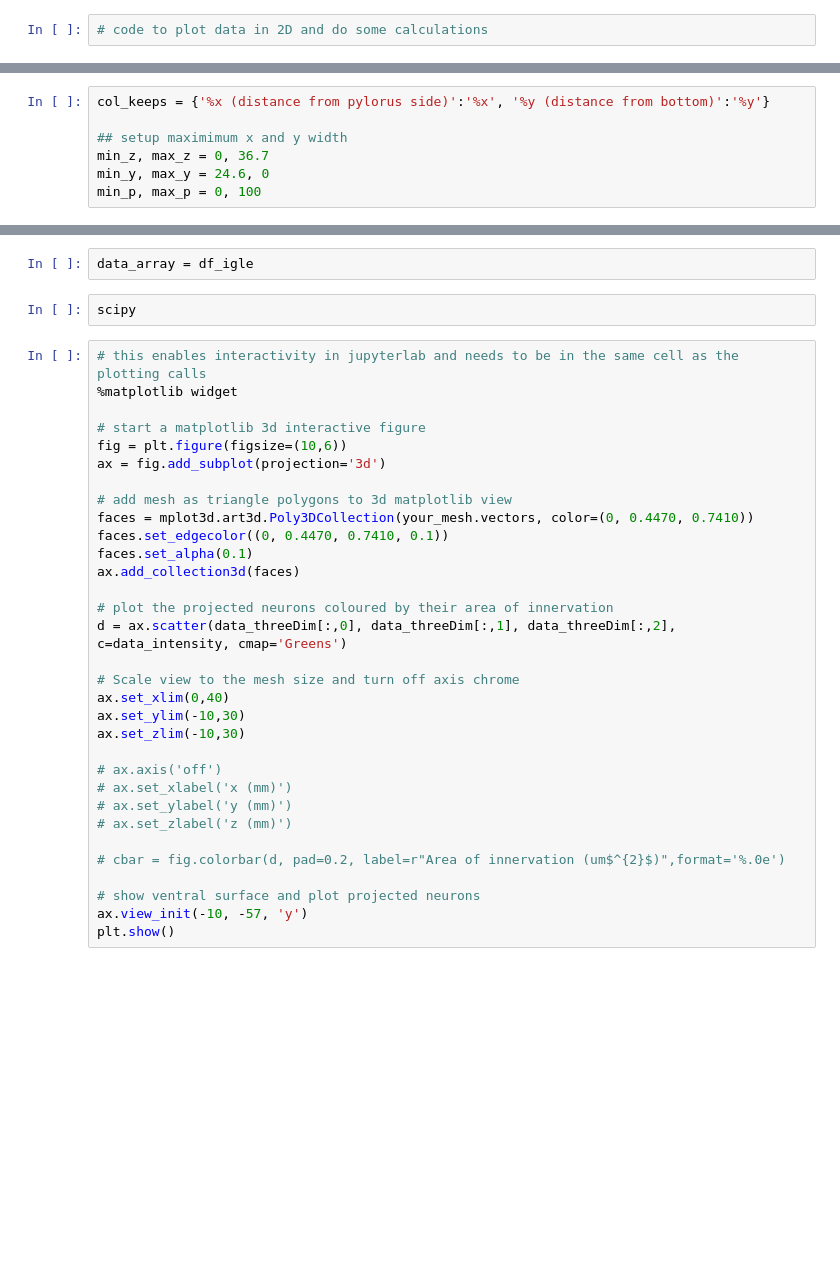
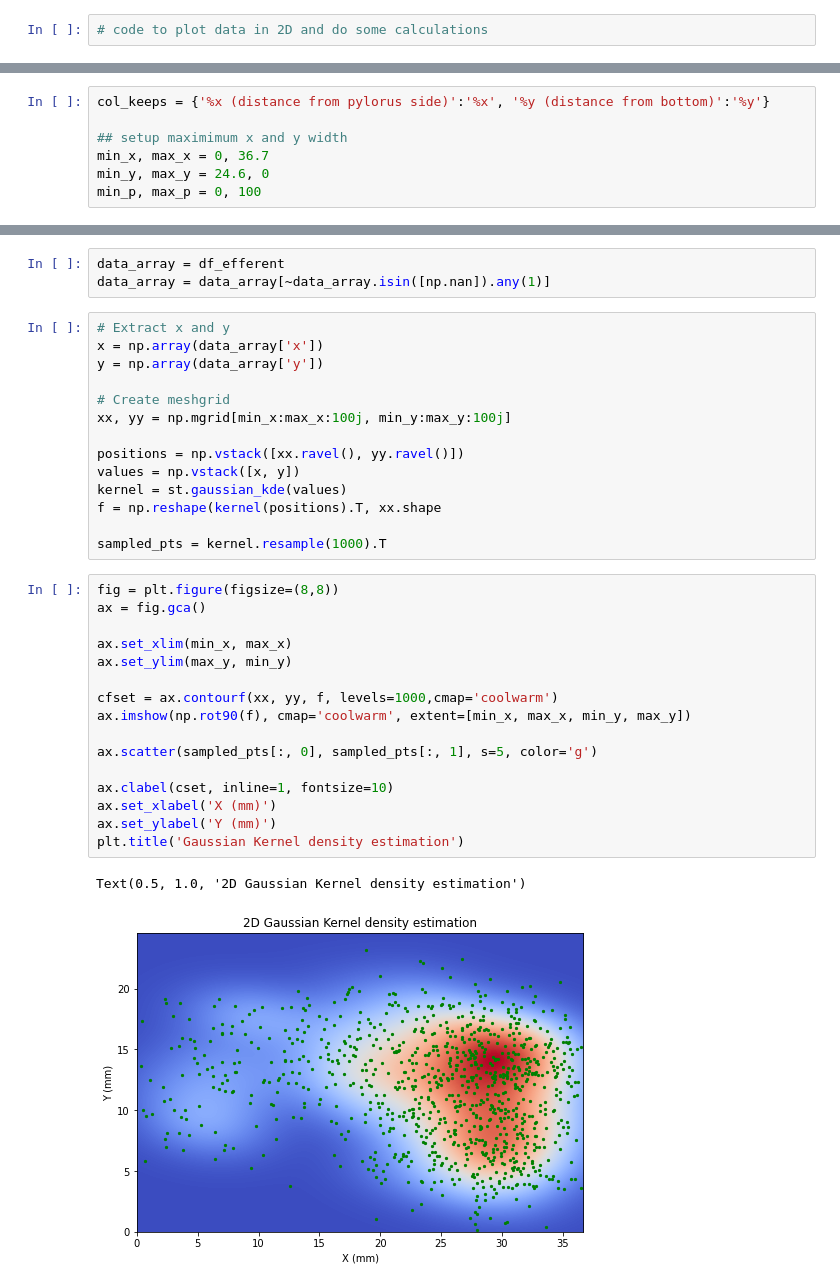
Before and after one commit to SPARC-FAIR-Codeathon/QuiltedTutorials, a Jupyter notebook: tutorial2.ipynb, the cells around one changed output, grey strips where cells are left out. Saved outputs shown, nothing was run; the diff lists cells and outputs as text; blank space fills up the shorter version.

```diff
--- a/tutorial2.ipynb
+++ b/tutorial2.ipynb
@@ -30,7 +30,7 @@ def load_data(data_name):
 col_keeps = {'%x (distance from pylorus side)':'%x', '%y (distance from bottom)':'%y'}
 
 ## setup maximimum x and y width
-min_z, max_z = 0, 36.7
+min_x, max_x = 0, 36.7
 min_y, max_y = 24.6, 0
 min_p, max_p = 0, 100
 # %%
@@ -40,36 +40,36 @@ df_efferent = load_data('res/Efferent_data.xlsx')
 # %%
-data_array = df_igle
+data_array = df_efferent
+data_array = data_array[~data_array.isin([np.nan]).any(1)]
 # %%
-scipy
+# Extract x and y
+x = np.array(data_array['x'])
+y = np.array(data_array['y'])
+
+# Create meshgrid
+xx, yy = np.mgrid[min_x:max_x:100j, min_y:max_y:100j]
+
+positions = np.vstack([xx.ravel(), yy.ravel()])
+values = np.vstack([x, y])
+kernel = st.gaussian_kde(values)
+f = np.reshape(kernel(positions).T, xx.shape
+
+sampled_pts = kernel.resample(1000).T
 # %%
-# this enables interactivity in jupyterlab and needs to be in the same cell as the plotting calls
-%matplotlib widget
+fig = plt.figure(figsize=(8,8))
+ax = fig.gca()
 
-# start a matplotlib 3d interactive figure
-fig = plt.figure(figsize=(10,6))
-ax = fig.add_subplot(projection='3d')
+ax.set_xlim(min_x, max_x)
+ax.set_ylim(max_y, min_y)
 
-# add mesh as triangle polygons to 3d matplotlib view
-faces = mplot3d.art3d.Poly3DCollection(your_mesh.vectors, color=(0, 0.4470, 0.7410))
-faces.set_edgecolor((0, 0.4470, 0.7410, 0.1))
-faces.set_alpha(0.1)
-ax.add_collection3d(faces)
+cfset = ax.contourf(xx, yy, f, levels=1000,cmap='coolwarm')
+ax.imshow(np.rot90(f), cmap='coolwarm', extent=[min_x, max_x, min_y, max_y])
 
-# plot the projected neurons coloured by their area of innervation
-d = ax.scatter(data_threeDim[:,0], data_threeDim[:,1], data_threeDim[:,2], c=data_intensity, cmap='Greens')
+ax.scatter(sampled_pts[:, 0], sampled_pts[:, 1], s=5, color='g')
 
-# Scale view to the mesh size and turn off axis chrome
-ax.set_xlim(0,40)
-ax.set_ylim(-10,30)
-ax.set_zlim(-10,30)
-
-# ax.axis('off')
-# ax.set_xlabel('x (mm)')
-# ax.set_ylabel('y (mm)')
-# ax.set_zlabel('z (mm)')
-
-# cbar = fig.colorbar(d, pad=0.2, label=r"Area of innervation (um$^{2}$)",format='%.0e')
-
-# show ventral surface and plot projected neurons
-ax.view_init(-10, -57, 'y')
-plt.show()
+ax.clabel(cset, inline=1, fontsize=10)
+ax.set_xlabel('X (mm)')
+ax.set_ylabel('Y (mm)')
+plt.title('Gaussian Kernel density estimation')
+# %% [output]
+Text(0.5, 1.0, '2D Gaussian Kernel density estimation')
+[figure, added]
```
Also changed, not shown: parts of 5 cells of this notebook.
